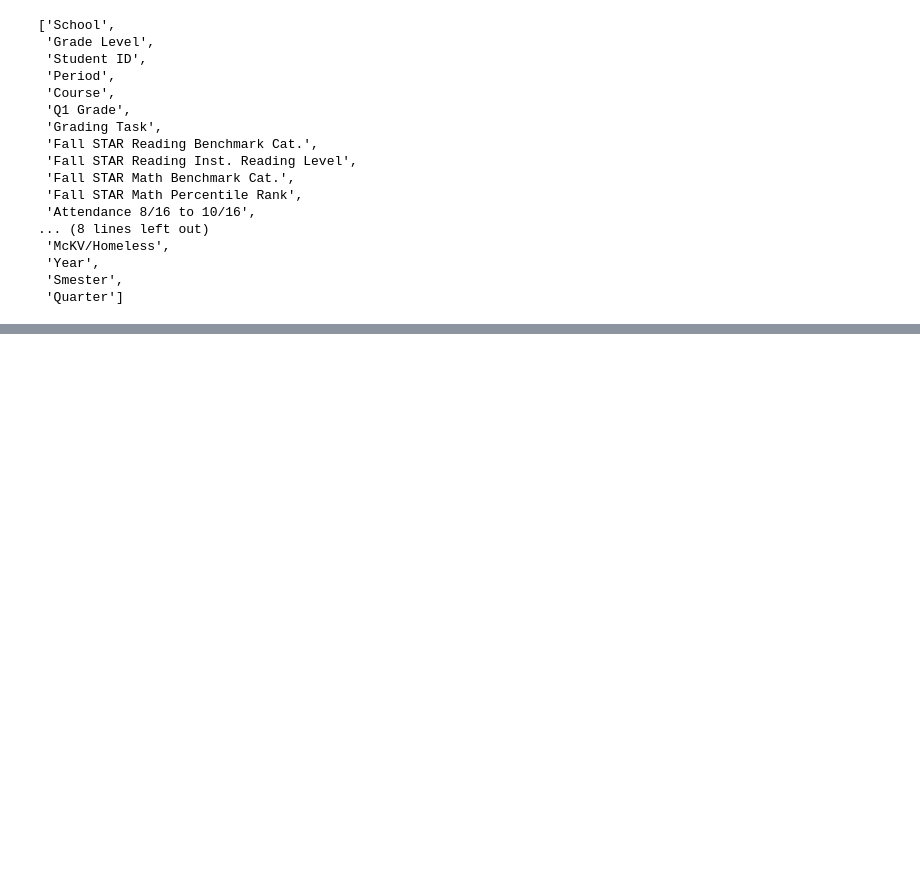
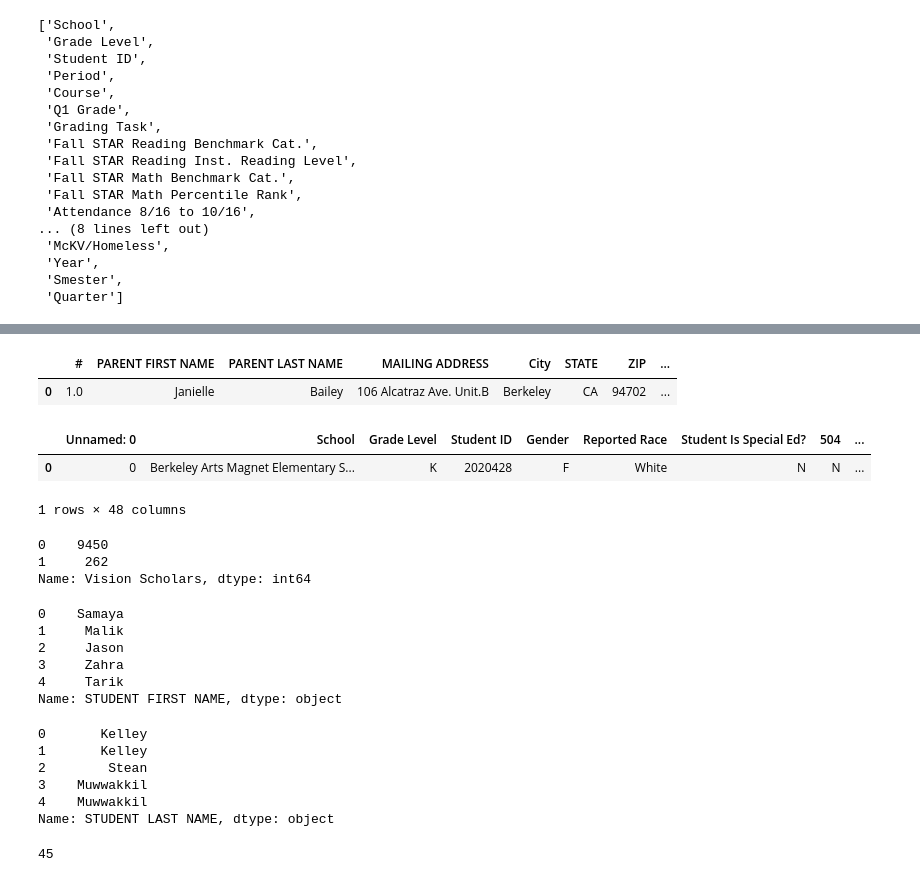
Before and after one commit to hussam95/vincent_eda, a Jupyter notebook: new_old_similarity_check.ipynb, the cells around one changed output, grey strips where cells are left out. Cells and saved outputs as stored; diff of their text form; code cells hidden in the pictures; blank space fills up the shorter version.

```diff
--- a/new_old_similarity_check.ipynb
+++ b/new_old_similarity_check.ipynb
@@ -1178,0 +1508,41 @@ a.columns.to_list()
+# %%
+step_up_ex1.head(1)
+# %% [output]
+|  | # | PARENT FIRST NAME | PARENT LAST NAME | MAILING ADDRESS | City | STATE | ZIP | ... |
+| 0 | 1.0 | Janielle | Bailey | 106 Alcatraz Ave. Unit.B | Berkeley | CA | 94702 | ... |
+# %%
+master_sheet = pd.read_excel(r"C:\Users\Hussam\Desktop\RT Fisher\vision_implemented_tk_5.xlsx")
+# %%
+master_sheet.head(1)
+# %% [output]
+|  | Unnamed: 0 | School | Grade Level | Student ID | Gender | Reported Race | Student Is Special Ed? | 504 | ... |
+| 0 | 0 | Berkeley Arts Magnet Elementary S... | K | 2020428 | F | White | N | N | ... |
+1 rows × 48 columns
+# %%
+master_sheet["Vision Scholars"].value_counts()
+# %% [output]
+0    9450
+1     262
+Name: Vision Scholars, dtype: int64
+# %%
+step_up_ex1["STUDENT FIRST NAME"].head()
+# %% [output]
+0    Samaya
+1     Malik
+2     Jason
+3     Zahra
+4     Tarik
+Name: STUDENT FIRST NAME, dtype: object
+# %%
+step_up_ex1["STUDENT LAST NAME"].head()
+# %% [output]
+0       Kelley
+1       Kelley
+2        Stean
+3    Muwwakkil
+4    Muwwakkil
+Name: STUDENT LAST NAME, dtype: object
+# %%
+len(step_up_ex1)
+# %% [output]
+45
```
Also changed, not shown: parts of 63 cells of this notebook.
